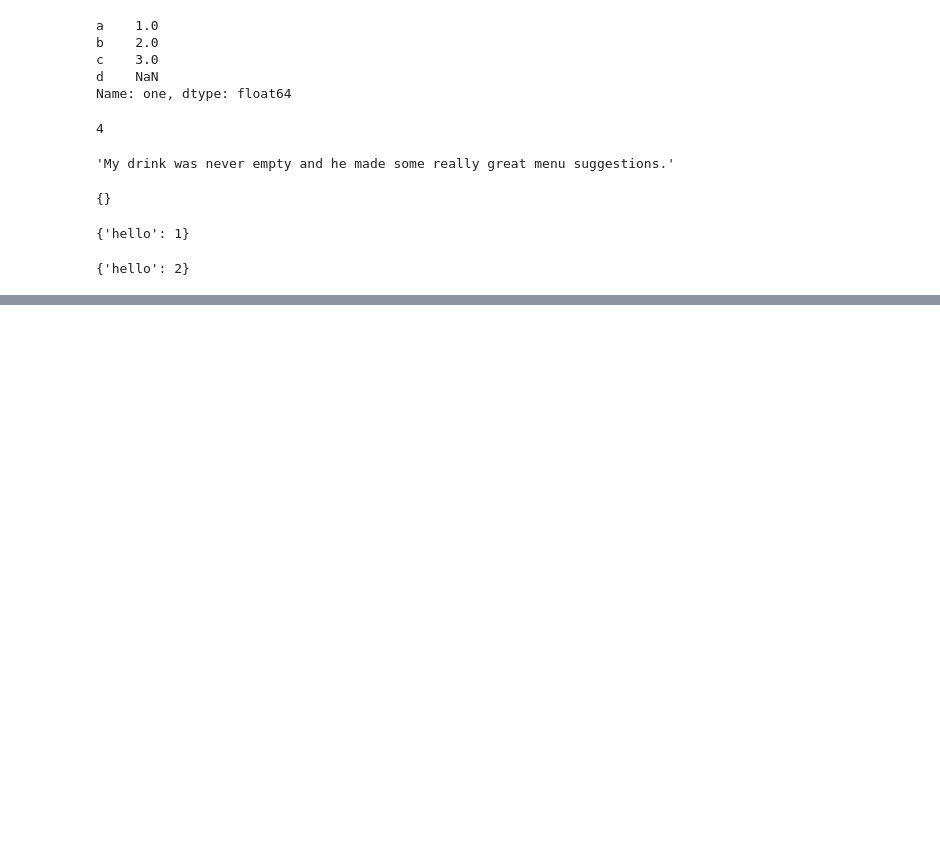
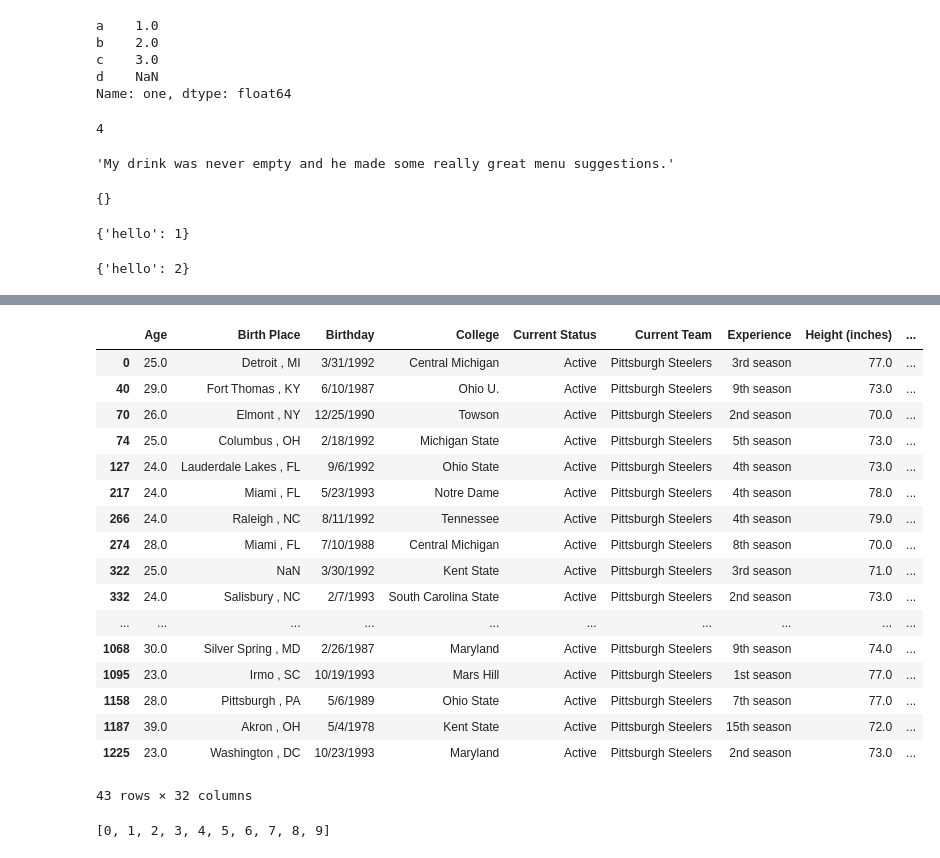
Before and after one commit to mk-imagine/aistaars, a Jupyter notebook: jupyternotebooks/noodling.ipynb, the cells around one changed output, grey strips where cells are left out. Saved outputs shown, nothing was run; the diff lists cells and outputs as text; code cells hidden in the pictures; blank space fills up the shorter version.

```diff
--- a/jupyternotebooks/noodling.ipynb
+++ b/jupyternotebooks/noodling.ipynb
@@ -149,0 +211,5 @@ my_dict
+# %%
+bdf = pd.read_csv('./nflstats/Basic_Stats.csv')
+defdf = pd.read_csv('./nflstats/Career_Stats_Defensive.csv')
+# %%
+bdf = bdf[bdf['Current Status'] == 'Active']
@@ -149,0 +232,2 @@ my_dict
+# %%
+defdf = defdf[defdf['Year'] == 2016]
@@ -149,0 +250,3 @@ my_dict
+# %%
+fulldf = bdf.merge(defdf, on='Player Id')
+fulldf.head()
@@ -149,0 +261,21 @@ my_dict
+# %%
+fulldf[fulldf['Current Team'] == 'Pittsburgh Steelers']
+# %% [output]
+|  | Age | Birth Place | Birthday | College | Current Status | Current Team | Experience | Height (inches) | ... |
+| 0 | 25.0 | Detroit , MI | 3/31/1992 | Central Michigan | Active | Pittsburgh Steelers | 3rd season | 77.0 | ... |
+| 40 | 29.0 | Fort Thomas , KY | 6/10/1987 | Ohio U. | Active | Pittsburgh Steelers | 9th season | 73.0 | ... |
+| 70 | 26.0 | Elmont , NY | 12/25/1990 | Towson | Active | Pittsburgh Steelers | 2nd season | 70.0 | ... |
+| 74 | 25.0 | Columbus , OH | 2/18/1992 | Michigan State | Active | Pittsburgh Steelers | 5th season | 73.0 | ... |
+| 127 | 24.0 | Lauderdale Lakes , FL | 9/6/1992 | Ohio State | Active | Pittsburgh Steelers | 4th season | 73.0 | ... |
+| 217 | 24.0 | Miami , FL | 5/23/1993 | Notre Dame | Active | Pittsburgh Steelers | 4th season | 78.0 | ... |
+| 266 | 24.0 | Raleigh , NC | 8/11/1992 | Tennessee | Active | Pittsburgh Steelers | 4th season | 79.0 | ... |
+| 274 | 28.0 | Miami , FL | 7/10/1988 | Central Michigan | Active | Pittsburgh Steelers | 8th season | 70.0 | ... |
+| 322 | 25.0 | NaN | 3/30/1992 | Kent State | Active | Pittsburgh Steelers | 3rd season | 71.0 | ... |
+| 332 | 24.0 | Salisbury , NC | 2/7/1993 | South Carolina State | Active | Pittsburgh Steelers | 2nd season | 73.0 | ... |
+| ... | ... | ... | ... | ... | ... | ... | ... | ... | ... |
+| 1068 | 30.0 | Silver Spring , MD | 2/26/1987 | Maryland | Active | Pittsburgh Steelers | 9th season | 74.0 | ... |
+| 1095 | 23.0 | Irmo , SC | 10/19/1993 | Mars Hill | Active | Pittsburgh Steelers | 1st season | 77.0 | ... |
+| 1158 | 28.0 | Pittsburgh , PA | 5/6/1989 | Ohio State | Active | Pittsburgh Steelers | 7th season | 77.0 | ... |
+| 1187 | 39.0 | Akron , OH | 5/4/1978 | Kent State | Active | Pittsburgh Steelers | 15th season | 72.0 | ... |
+| 1225 | 23.0 | Washington , DC | 10/23/1993 | Maryland | Active | Pittsburgh Steelers | 2nd season | 73.0 | ... |
+43 rows × 32 columns
@@ -149,0 +284,6 @@ my_dict
+# %%
+# make a list with list comprehension
+myList = [i for i in range(0,10)]
+myList
+# %% [output]
+[0, 1, 2, 3, 4, 5, 6, 7, 8, 9]
```
Also changed, not shown: parts of 17 cells of this notebook, 28 other files.
